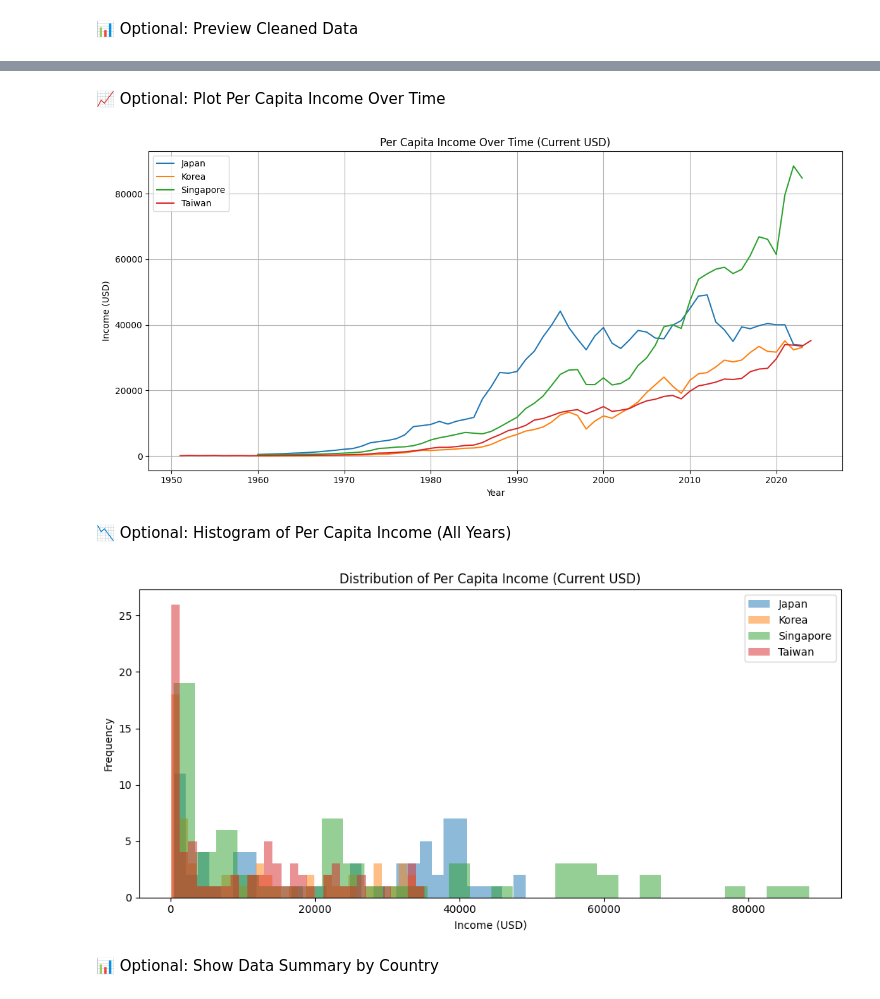
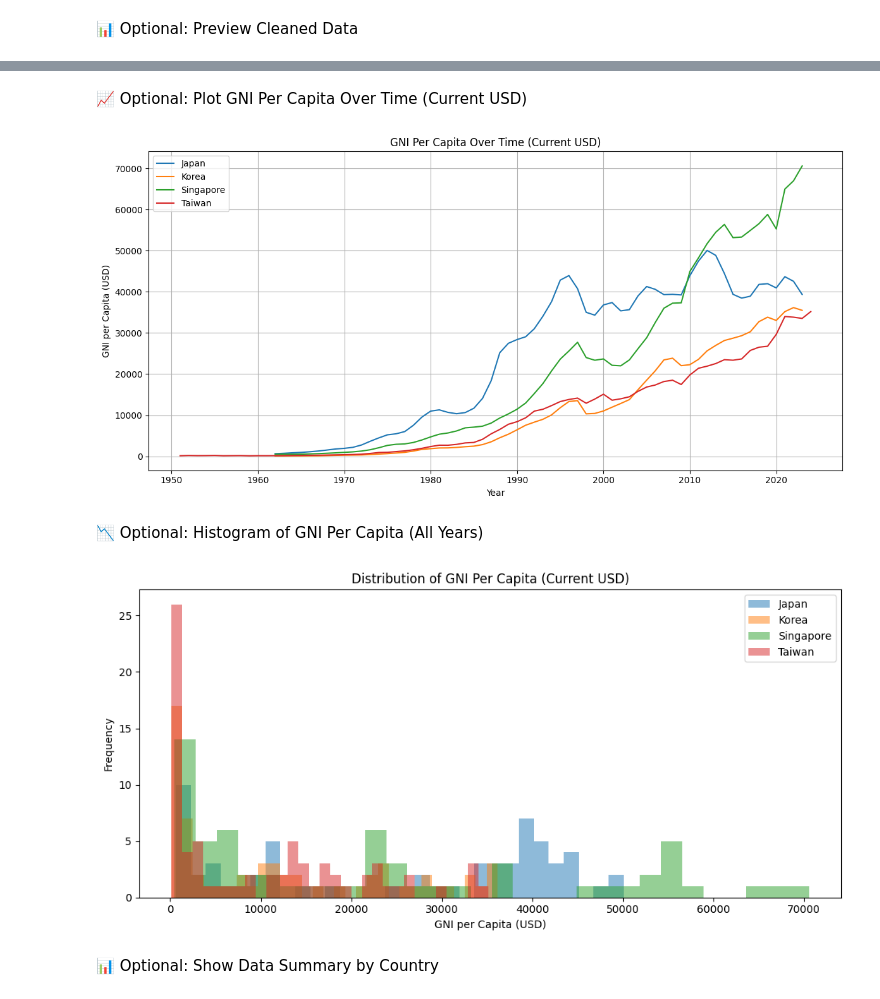
Before and after one commit to phoebenyi/per-capita-income, a Jupyter notebook: per_capita_income_1950_onward.ipynb, the cells around one changed output, grey strips where cells are left out. Cells and saved outputs as stored; diff of their text form; code cells hidden in the pictures.

```diff
--- a/per_capita_income_1950_onward.ipynb
+++ b/per_capita_income_1950_onward.ipynb
@@ -131,40 +207,40 @@ df.head(10)
 # %% [markdown]
-📈 Optional: Plot Per Capita Income Over Time
+📈 Optional: Plot GNI Per Capita Over Time (Current USD)
 # %%
 # Import libraries
 import matplotlib.pyplot as plt
 
-# Line plot: Per Capita Income over time by country
+# Line plot: GNI Per Capita over time by country
 plt.figure(figsize=(12, 6))
 for country in df["Country"].unique():
     subset = df[df["Country"] == country]
-    plt.plot(subset["Year"], subset["PerCapitaIncome_CurrentUSD"], label=country)
+    plt.plot(subset["Year"], subset["PerCapitaGNI_CurrentUSD"], label=country)
 
-plt.title("Per Capita Income Over Time (Current USD)")
+plt.title("GNI Per Capita Over Time (Current USD)")
 plt.xlabel("Year")
-plt.ylabel("Income (USD)")
+plt.ylabel("GNI per Capita (USD)")
 plt.legend()
 plt.grid(True)
 plt.tight_layout()
 plt.show()
 # %% [output]
-[figure, old version]
+[figure, new version]
 # %% [markdown]
-📉 Optional: Histogram of Per Capita Income (All Years)
+📉 Optional: Histogram of GNI Per Capita (All Years)
 # %%
 plt.figure(figsize=(10, 5))
 for country in df["Country"].unique():
     subset = df[df["Country"] == country]
-    plt.hist(subset["PerCapitaIncome_CurrentUSD"].dropna(), bins=30, alpha=0.5, label=country)
+    plt.hist(subset["PerCapitaGNI_CurrentUSD"].dropna(), bins=30, alpha=0.5, label=country)
 
-plt.title("Distribution of Per Capita Income (Current USD)")
-plt.xlabel("Income (USD)")
+plt.title("Distribution of GNI Per Capita (Current USD)")
+plt.xlabel("GNI per Capita (USD)")
 plt.ylabel("Frequency")
 plt.legend()
 plt.tight_layout()
 plt.show()
 # %% [output]
-[figure, old version]
+[figure, new version]
 # %% [markdown]
 📊 Optional: Show Data Summary by Country
 # %%
```
Also changed, not shown: parts of 7 cells of this notebook, 1 other file.
